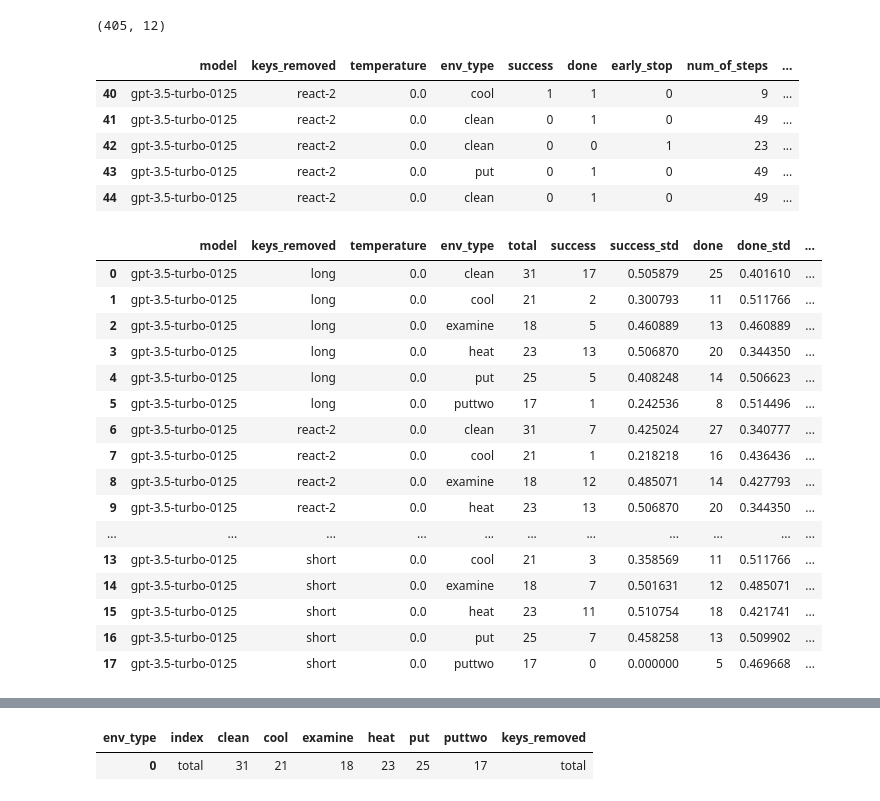
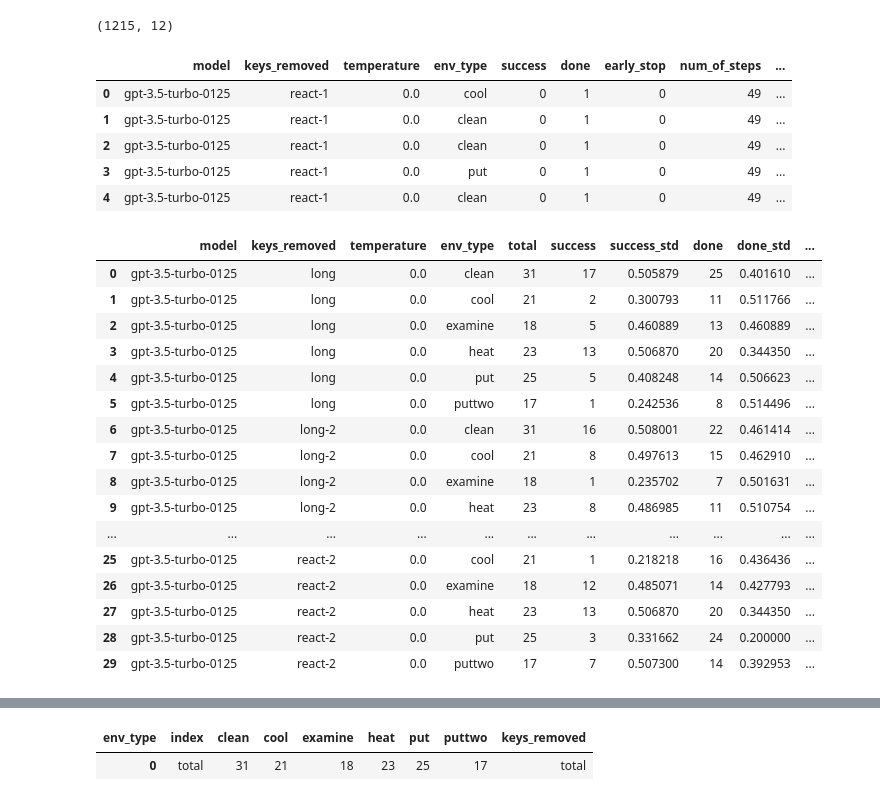
Before and after one commit to ai-nikolai/LLamp, a Jupyter notebook: playgrounds/analysis_alfworld_eval_notebook.ipynb, the cells around one changed output, grey strips where cells are left out. Drawn from its saved outputs; the diff is of its cells as text; code cells hidden in the pictures.

```diff
--- a/playgrounds/analysis_alfworld_eval_notebook.ipynb
+++ b/playgrounds/analysis_alfworld_eval_notebook.ipynb
@@ -70,73 +62,89 @@ def load_data(curren_trial_name, filter_flag=False):
 
     # Filters for short, long and react-2 prompts
     if filter_flag:
-        filtering_condition = (clean_results["keys_removed"]=="short") | (clean_results["keys_removed"]=="long") | (clean_results["keys_removed"]=="react-2")
+        filtering_condition = (clean_results["keys_removed"]=="short") | (clean_results["keys_removed"]=="long") | (clean_results["keys_removed"]=="react-2") | (clean_results["keys_removed"]=="react-1")| (clean_results["keys_removed"]=="long-2") | (clean_results["keys_removed"]=="short-2") | (clean_results["keys_removed"]=="short-2-swaped")
         clean_results = clean_results[ filtering_condition ]
 
     return clean_results
 # %%
-CURRENT_TRIAL_NAME = "v2_eval_20_3"
-CURRENT_TRIAL_NAME2 = "v2_eval_20-40"
-CURRENT_TRIAL_NAME3 = "v2_eval_60-40"
-CURRENT_TRIAL_NAME4 = "v2_eval_100-35"
+FLAG_ALL = False
+FLAG_ALL = True
 
-clean_results1 = load_data(CURRENT_TRIAL_NAME, True)
-clean_results2 = load_data(CURRENT_TRIAL_NAME2)
-clean_results3 = load_data(CURRENT_TRIAL_NAME3)
-clean_results4 = load_data(CURRENT_TRIAL_NAME4)
+if FLAG_ALL:
+    CURRENT_TRIAL_NAME = "v2_eval_20_3"
+    CURRENT_TRIAL_NAME2 = "v2_eval_20-40"
+    CURRENT_TRIAL_NAME3 = "v2_eval_60-40"
+    CURRENT_TRIAL_NAME4 = "v2_eval_100-35"
+    CURRENT_TRIAL_NAME5 = "v2_eval_0-60"
+    CURRENT_TRIAL_NAME6 = "v2_eval_60-75"
+    CURRENT_TRIAL_NAME7 = "v2_eval_20-115"
+    CURRENT_TRIAL_NAME8 = "v2_eval_0-135"
 
 
 
-clean_results = pd.concat([clean_results1,clean_results2,clean_results3, clean_results4])
-print(clean_results.shape)
+    clean_results1 = load_data(CURRENT_TRIAL_NAME, True)
+    clean_results2 = load_data(CURRENT_TRIAL_NAME2)
+    clean_results3 = load_data(CURRENT_TRIAL_NAME3)
+    clean_results4 = load_data(CURRENT_TRIAL_NAME4)
+    clean_results5 = load_data(CURRENT_TRIAL_NAME5)
+    clean_results6 = load_data(CURRENT_TRIAL_NAME6)
+    clean_results7 = load_data(CURRENT_TRIAL_NAME7)
+    clean_results8 = load_data(CURRENT_TRIAL_NAME8)
 
-# clean_results = load_data(CURRENT_TRIAL_NAME)
+
+    # clean_results5,clean_results6,
+    clean_results = pd.concat([clean_results1,clean_results2,clean_results3, clean_results4,clean_results7,clean_results8])
+    print(clean_results.shape)
+else:
+    CURRENT_TRIAL_NAME4 = "v2_eval_20_3"
+    clean_results = load_data(CURRENT_TRIAL_NAME)
 
 clean_results.head()
 # %% [output]
-(405, 12)
+(1215, 12)
 |  | model | keys_removed | temperature | env_type | success | done | early_stop | num_of_steps | ... |
-| 40 | gpt-3.5-turbo-0125 | react-2 | 0.0 | cool | 1 | 1 | 0 | 9 | ... |
-| 41 | gpt-3.5-turbo-0125 | react-2 | 0.0 | clean | 0 | 1 | 0 | 49 | ... |
-| 42 | gpt-3.5-turbo-0125 | react-2 | 0.0 | clean | 0 | 0 | 1 | 23 | ... |
-| 43 | gpt-3.5-turbo-0125 | react-2 | 0.0 | put | 0 | 1 | 0 | 49 | ... |
-| 44 | gpt-3.5-turbo-0125 | react-2 | 0.0 | clean | 0 | 1 | 0 | 49 | ... |
+| 0 | gpt-3.5-turbo-0125 | react-1 | 0.0 | cool | 0 | 1 | 0 | 49 | ... |
+| 1 | gpt-3.5-turbo-0125 | react-1 | 0.0 | clean | 0 | 1 | 0 | 49 | ... |
+| 2 | gpt-3.5-turbo-0125 | react-1 | 0.0 | clean | 0 | 1 | 0 | 49 | ... |
+| 3 | gpt-3.5-turbo-0125 | react-1 | 0.0 | put | 0 | 1 | 0 | 49 | ... |
+| 4 | gpt-3.5-turbo-0125 | react-1 | 0.0 | clean | 0 | 1 | 0 | 49 | ... |
 # %%
 # This is the table that shows results per env_type
 out = clean_results.groupby(["model","keys_removed","env_type"]).sum().reset_index()
 out["total"] = clean_results.groupby(["model","keys_removed","env_type"])["success"].count().reset_index()["success"]
 out["success_std"] = clean_results.groupby(["model","keys_removed","env_type"])["success"].std().reset_index()["success"]
 out["done_std"] = clean_results.groupby(["model","keys_removed","env_type"])["done"].std().reset_index()["done"]
 out_header_order = ["model", "keys_removed","temperature","env_type","total","success","success_std","done","done_std","early_stop","num_of_steps","num_nothing_happens","num_repetitions"]
 out = out[out_header_order]
 # Adding a few more scores.
 out["normalised_nothing"] = out["num_nothing_happens"] / out["num_of_steps"]
 out["normalised_reps"] = out["num_repetitions"] / out["num_of_steps"]
 out["success_percentage"] = out["success"] / out["total"]
 out["success_percentage_done"] = out["success"] / out["done"]
 out["done_percentage"] = out["done"] / out["total"]
 out["normalised_total"] = out["total"] / 135
+out["normalised_done"] = out["done"] / out["total"]
 
 x = out.groupby(["env_type"])
 x.head()
 # %% [output]
 |  | model | keys_removed | temperature | env_type | total | success | success_std | done | done_std | ... |
 | 0 | gpt-3.5-turbo-0125 | long | 0.0 | clean | 31 | 17 | 0.505879 | 25 | 0.401610 | ... |
 | 1 | gpt-3.5-turbo-0125 | long | 0.0 | cool | 21 | 2 | 0.300793 | 11 | 0.511766 | ... |
 | 2 | gpt-3.5-turbo-0125 | long | 0.0 | examine | 18 | 5 | 0.460889 | 13 | 0.460889 | ... |
 | 3 | gpt-3.5-turbo-0125 | long | 0.0 | heat | 23 | 13 | 0.506870 | 20 | 0.344350 | ... |
 | 4 | gpt-3.5-turbo-0125 | long | 0.0 | put | 25 | 5 | 0.408248 | 14 | 0.506623 | ... |
 | 5 | gpt-3.5-turbo-0125 | long | 0.0 | puttwo | 17 | 1 | 0.242536 | 8 | 0.514496 | ... |
-| 6 | gpt-3.5-turbo-0125 | react-2 | 0.0 | clean | 31 | 7 | 0.425024 | 27 | 0.340777 | ... |
-| 7 | gpt-3.5-turbo-0125 | react-2 | 0.0 | cool | 21 | 1 | 0.218218 | 16 | 0.436436 | ... |
-| 8 | gpt-3.5-turbo-0125 | react-2 | 0.0 | examine | 18 | 12 | 0.485071 | 14 | 0.427793 | ... |
-| 9 | gpt-3.5-turbo-0125 | react-2 | 0.0 | heat | 23 | 13 | 0.506870 | 20 | 0.344350 | ... |
+| 6 | gpt-3.5-turbo-0125 | long-2 | 0.0 | clean | 31 | 16 | 0.508001 | 22 | 0.461414 | ... |
+| 7 | gpt-3.5-turbo-0125 | long-2 | 0.0 | cool | 21 | 8 | 0.497613 | 15 | 0.462910 | ... |
+| 8 | gpt-3.5-turbo-0125 | long-2 | 0.0 | examine | 18 | 1 | 0.235702 | 7 | 0.501631 | ... |
+| 9 | gpt-3.5-turbo-0125 | long-2 | 0.0 | heat | 23 | 8 | 0.486985 | 11 | 0.510754 | ... |
 | ... | ... | ... | ... | ... | ... | ... | ... | ... | ... | ... |
-| 13 | gpt-3.5-turbo-0125 | short | 0.0 | cool | 21 | 3 | 0.358569 | 11 | 0.511766 | ... |
-| 14 | gpt-3.5-turbo-0125 | short | 0.0 | examine | 18 | 7 | 0.501631 | 12 | 0.485071 | ... |
-| 15 | gpt-3.5-turbo-0125 | short | 0.0 | heat | 23 | 11 | 0.510754 | 18 | 0.421741 | ... |
-| 16 | gpt-3.5-turbo-0125 | short | 0.0 | put | 25 | 7 | 0.458258 | 13 | 0.509902 | ... |
-| 17 | gpt-3.5-turbo-0125 | short | 0.0 | puttwo | 17 | 0 | 0.000000 | 5 | 0.469668 | ... |
+| 25 | gpt-3.5-turbo-0125 | react-2 | 0.0 | cool | 21 | 1 | 0.218218 | 16 | 0.436436 | ... |
+| 26 | gpt-3.5-turbo-0125 | react-2 | 0.0 | examine | 18 | 12 | 0.485071 | 14 | 0.427793 | ... |
+| 27 | gpt-3.5-turbo-0125 | react-2 | 0.0 | heat | 23 | 13 | 0.506870 | 20 | 0.344350 | ... |
+| 28 | gpt-3.5-turbo-0125 | react-2 | 0.0 | put | 25 | 3 | 0.331662 | 24 | 0.200000 | ... |
+| 29 | gpt-3.5-turbo-0125 | react-2 | 0.0 | puttwo | 17 | 7 | 0.507300 | 14 | 0.392953 | ... |
 # %%
 out.to_csv("../results/pandas_output_per_env_type.csv",sep="&",index=False)
 # %%
```
Also changed, not shown: parts of 16 cells of this notebook, 11 other files.
